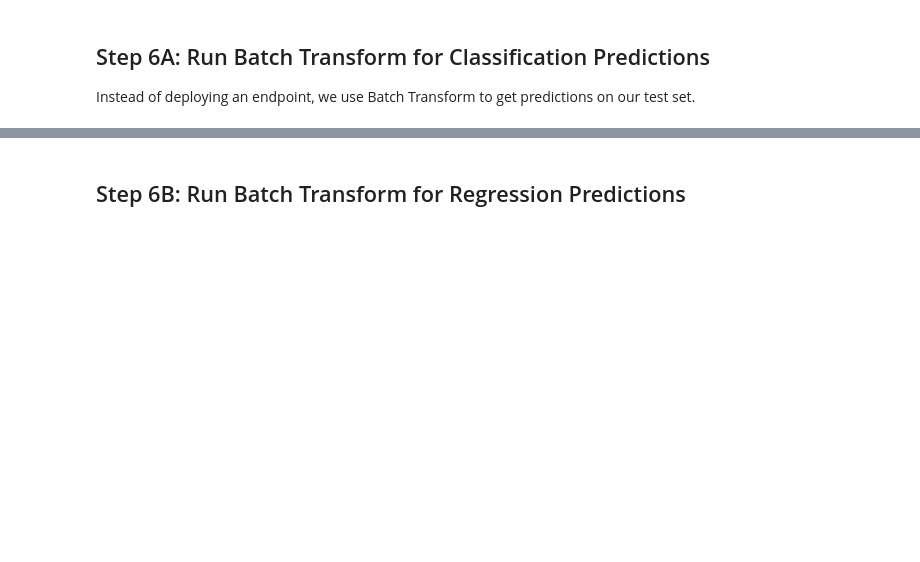
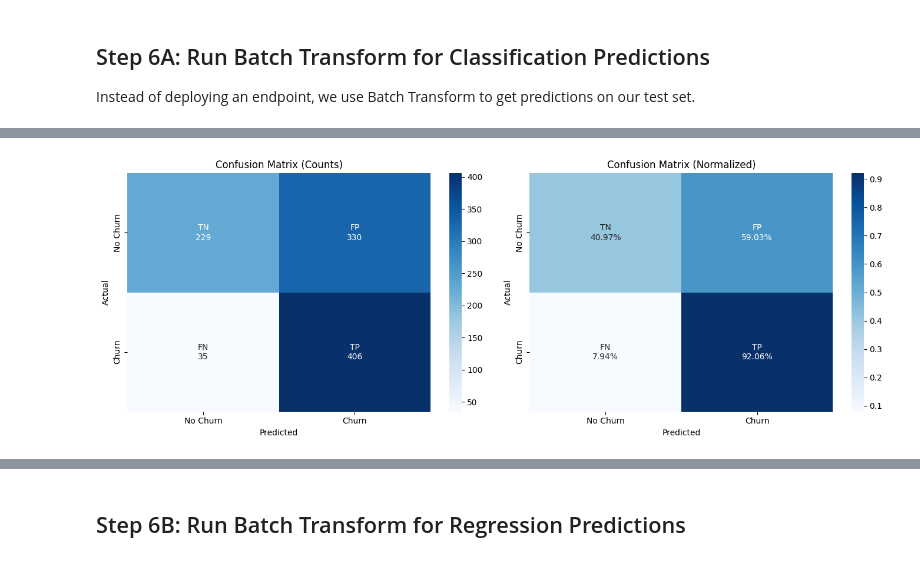
Before and after one commit to brightech-solutions/aws_ml_engineer_exercises, a Jupyter notebook: notebooks/01_linear_learner/linear_learner_sagemaker_exercise.ipynb, the cells around one changed output, grey strips where cells are left out. Drawn from its saved outputs; the diff is of its cells as text; code cells hidden in the pictures; blank space fills up the shorter version.

```diff
--- a/notebooks/01_linear_learner/linear_learner_sagemaker_exercise.ipynb
+++ b/notebooks/01_linear_learner/linear_learner_sagemaker_exercise.ipynb
@@ -476,3 +827,15 @@ We'll calculate all standard classification metrics and create visualizations.
+# %%
+# LOAD SAVED RESULTS - Run this cell to skip Steps 2-6A
+# Only requires Step 1 (imports) to be run first
+# Uncomment the lines below after you've run the full pipeline once
+
+clf_predictions = np.load('data/classification/clf_predictions.npy')
+clf_scores = np.load('data/classification/clf_scores.npy')
+y_clf_test = np.load('data/classification/y_clf_test.npy')
+print(f"Loaded {len(clf_predictions)} predictions from saved files")
+print(f"Prediction distribution: {np.bincount(clf_predictions.astype(int))}")
+print(f"Test set size: {len(y_clf_test)}")
+print(f"Churn rate in test set: {y_clf_test.mean()*100:.1f}%")
 # %%
 def evaluate_classification_model(y_true, y_pred, y_scores, class_names=['No Churn', 'Churn']):
     """
@@ -560,27 +951,36 @@ print(classification_report(y_clf_test, clf_predictions, target_names=['No Churn
 # %%
 # Visualization: Confusion Matrix
 fig, axes = plt.subplots(1, 2, figsize=(14, 5))
 
 # Raw counts
 cm = confusion_matrix(y_clf_test, clf_predictions)
-sns.heatmap(cm, annot=True, fmt='d', cmap='Blues', ax=axes[0],
+
+# Create annotations with labels (TN, FP, FN, TP)
+labels = np.array([['TN', 'FP'], ['FN', 'TP']])
+annot_counts = np.array([[f'{labels[i,j]}\n{cm[i,j]}' for j in range(2)] for i in range(2)])
+
+sns.heatmap(cm, annot=annot_counts, fmt='', cmap='Blues', ax=axes[0],
             xticklabels=['No Churn', 'Churn'],
             yticklabels=['No Churn', 'Churn'])
 axes[0].set_xlabel('Predicted')
 axes[0].set_ylabel('Actual')
 axes[0].set_title('Confusion Matrix (Counts)')
 
 # Normalized (percentages)
 cm_normalized = cm.astype('float') / cm.sum(axis=1)[:, np.newaxis]
-sns.heatmap(cm_normalized, annot=True, fmt='.2%', cmap='Blues', ax=axes[1],
+annot_pct = np.array([[f'{labels[i,j]}\n{cm_normalized[i,j]:.2%}' for j in range(2)] for i in range(2)])
+
+sns.heatmap(cm_normalized, annot=annot_pct, fmt='', cmap='Blues', ax=axes[1],
             xticklabels=['No Churn', 'Churn'],
             yticklabels=['No Churn', 'Churn'])
 axes[1].set_xlabel('Predicted')
 axes[1].set_ylabel('Actual')
 axes[1].set_title('Confusion Matrix (Normalized)')
 
 plt.tight_layout()
 plt.show()
+# %% [output]
+[figure, added]
 # %%
 # Visualization: ROC Curve and Precision-Recall Curve
 fig, axes = plt.subplots(1, 2, figsize=(14, 5))
```
Also changed, not shown: parts of 29 cells of this notebook, 5 other files.
